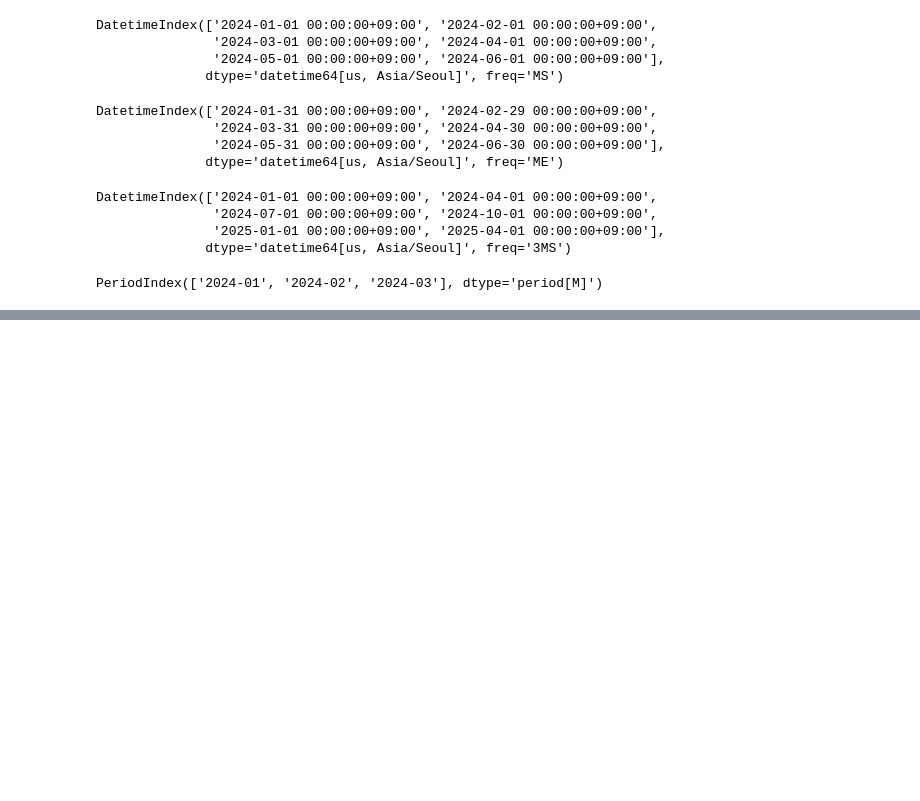
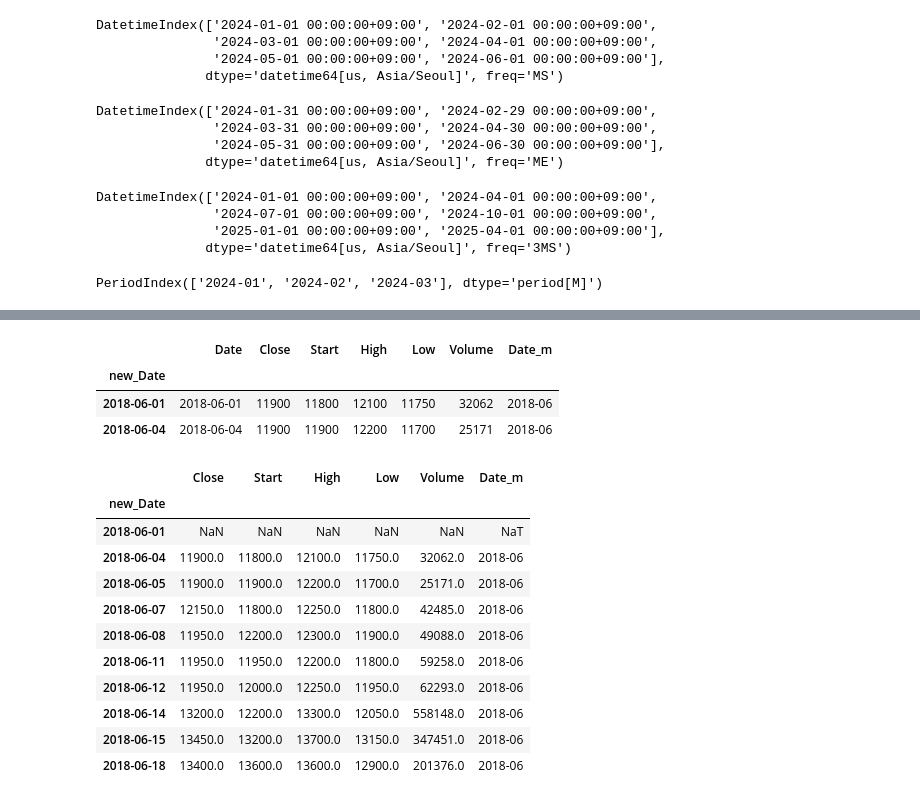
Before and after one commit to smparkkr00/15-ai-data-analyze, a Jupyter notebook: 5_데이터전처리/5-6_시계열데이터.ipynb, the cells around one changed output, grey strips where cells are left out. Drawn from its saved outputs; the diff is of its cells as text; code cells hidden in the pictures; blank space fills up the shorter version.

```diff
--- a/5_데이터전처리/5-6_시계열데이터.ipynb
+++ b/5_데이터전처리/5-6_시계열데이터.ipynb
@@ -167,0 +249,7 @@ df['Date_M']
+# %%
+df[df.index < '2018-06-05']
+# %% [output]
+|  | Date | Close | Start | High | Low | Volume | Date_m |
+| new_Date |  |  |  |  |  |  |  |
+| 2018-06-01 | 2018-06-01 | 11900 | 11800 | 12100 | 11750 | 32062 | 2018-06 |
+| 2018-06-04 | 2018-06-04 | 11900 | 11900 | 12200 | 11700 | 25171 | 2018-06 |
@@ -167,0 +258,17 @@ df['Date_M']
+# %%
+ts = df.head(10)
+# %%
+ts.shift(1)
+# %% [output]
+|  | Close | Start | High | Low | Volume | Date_m |
+| new_Date |  |  |  |  |  |  |
+| 2018-06-01 | NaN | NaN | NaN | NaN | NaN | NaT |
+| 2018-06-04 | 11900.0 | 11800.0 | 12100.0 | 11750.0 | 32062.0 | 2018-06 |
+| 2018-06-05 | 11900.0 | 11900.0 | 12200.0 | 11700.0 | 25171.0 | 2018-06 |
+| 2018-06-07 | 12150.0 | 11800.0 | 12250.0 | 11800.0 | 42485.0 | 2018-06 |
+| 2018-06-08 | 11950.0 | 12200.0 | 12300.0 | 11900.0 | 49088.0 | 2018-06 |
+| 2018-06-11 | 11950.0 | 11950.0 | 12200.0 | 11800.0 | 59258.0 | 2018-06 |
+| 2018-06-12 | 11950.0 | 12000.0 | 12250.0 | 11950.0 | 62293.0 | 2018-06 |
+| 2018-06-14 | 13200.0 | 12200.0 | 13300.0 | 12050.0 | 558148.0 | 2018-06 |
+| 2018-06-15 | 13450.0 | 13200.0 | 13700.0 | 13150.0 | 347451.0 | 2018-06 |
+| 2018-06-18 | 13400.0 | 13600.0 | 13600.0 | 12900.0 | 201376.0 | 2018-06 |
```
Also changed, not shown: parts of 33 cells of this notebook.
